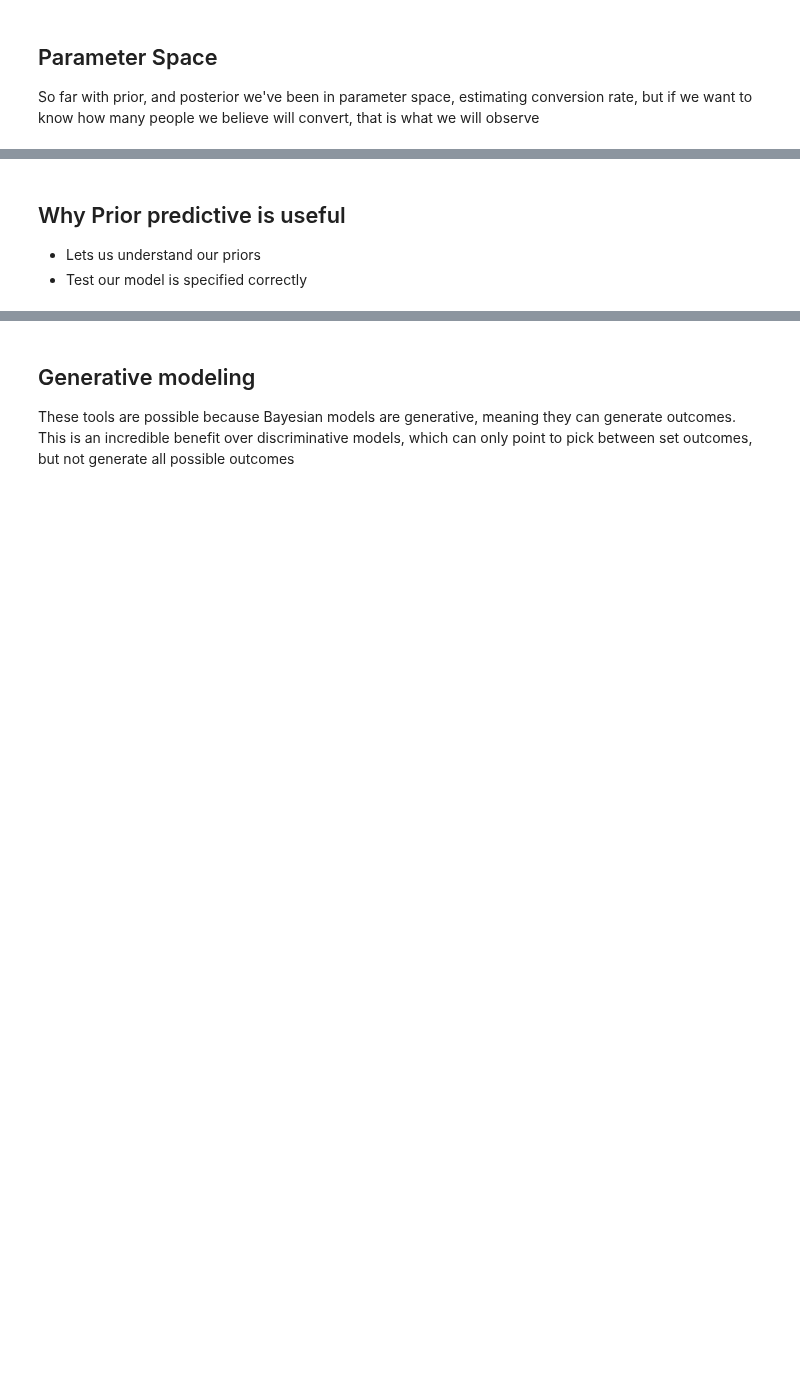
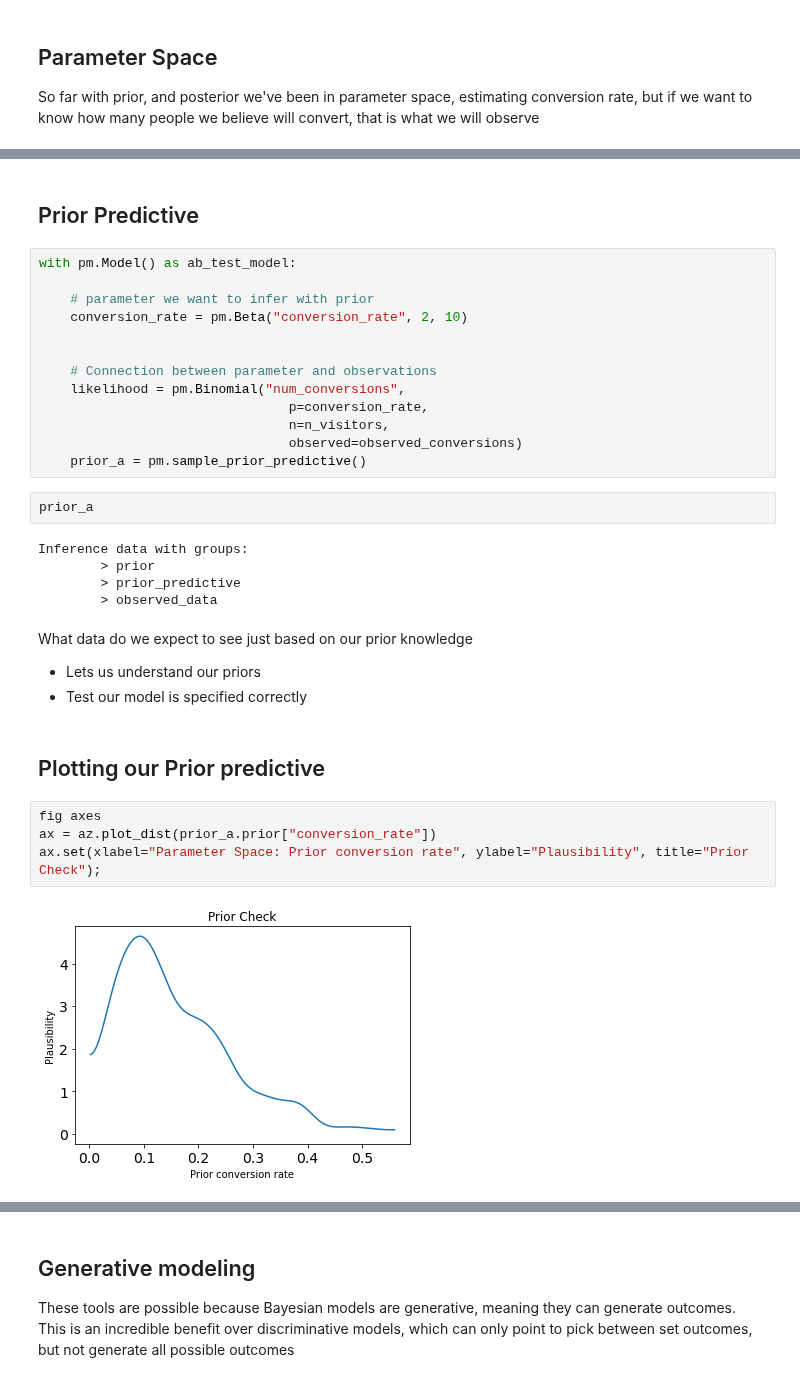
Before and after one commit to AlexAndorra/notebooks-experiments, a Jupyter notebook: 4_Bayes_Rule/Bayes_Rule_All.ipynb, the cells around one changed output, grey strips where cells are left out. Drawn from its saved outputs; the diff is of its cells as text; blank space fills up the shorter version.

```diff
--- a/4_Bayes_Rule/Bayes_Rule_All.ipynb
+++ b/4_Bayes_Rule/Bayes_Rule_All.ipynb
@@ -443,4 +438,35 @@ This shows us our beliefs after we've performed inference
 # %% [markdown]
-## Why Prior predictive is useful
-* Lets us understand our priors
-* Test our model is specified correctly
+## Prior Predictive
+# %%
+with pm.Model() as ab_test_model:
+
+    # parameter we want to infer with prior
+    conversion_rate = pm.Beta("conversion_rate", 2, 10)
+
+
+    # Connection between parameter and observations
+    likelihood = pm.Binomial("num_conversions",
+                                p=conversion_rate,
+                                n=n_visitors,
+                                observed=observed_conversions)
+    prior_a = pm.sample_prior_predictive()
+# %%
+prior_a
+# %% [output]
+Inference data with groups:
+        > prior
+        > prior_predictive
+        > observed_data
+# %% [markdown]
+What data do we expect to see just based on our prior knowledge
+
+* Lets us understand our priors
+* Test our model is specified correctly
+# %% [markdown]
+## Plotting our Prior predictive
+# %%
+fig axes
+ax = az.plot_dist(prior_a.prior["conversion_rate"])
+ax.set(xlabel="Parameter Space: Prior conversion rate", ylabel="Plausibility", title="Prior Check");
+# %% [output]
+[figure, added]
```
Also changed, not shown: parts of 11 cells of this notebook.
